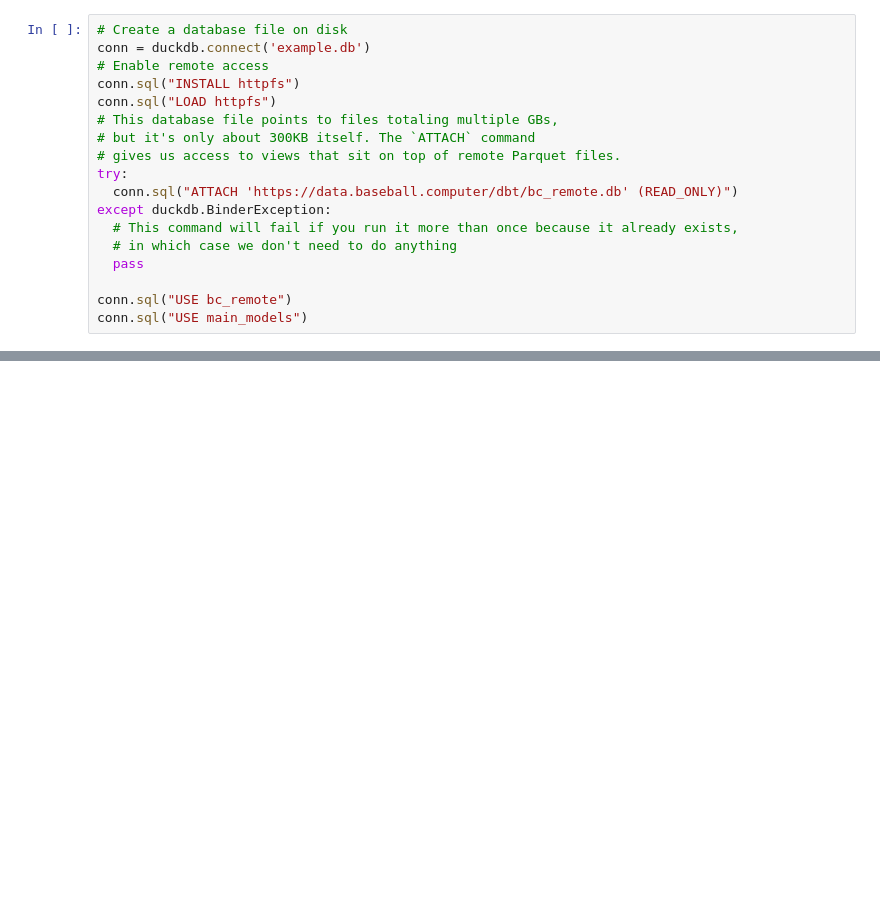
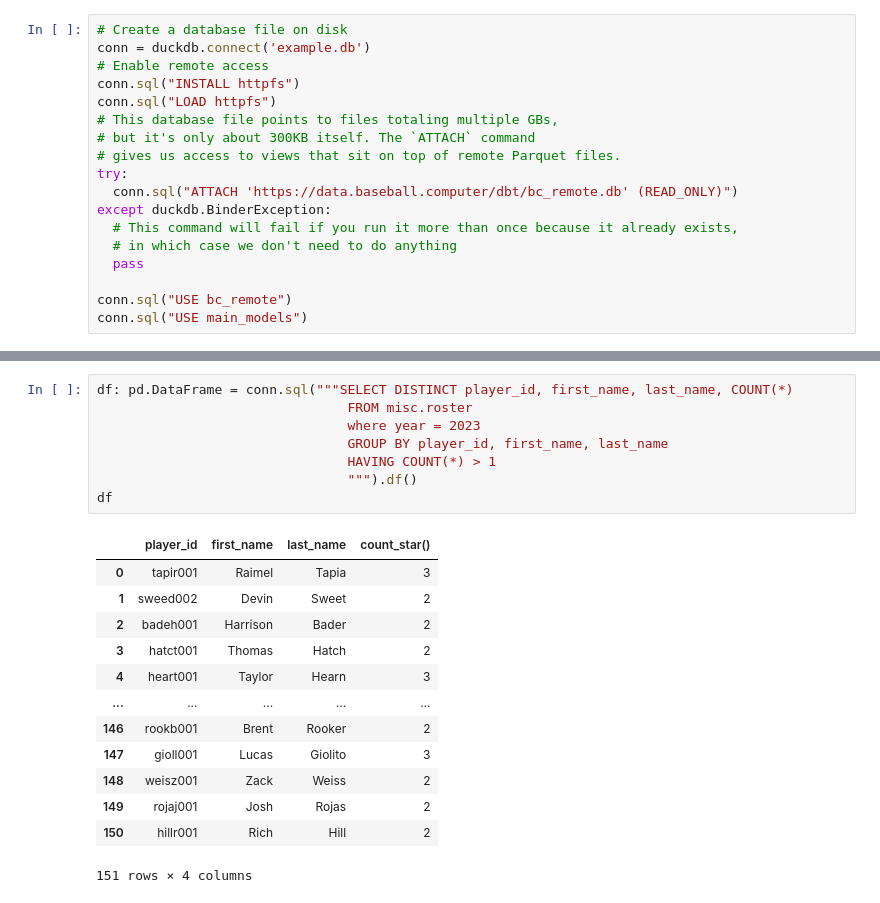
Before and after one commit to dillon-turner/Baseball-Analytics, a Jupyter notebook: Baseball_Intro.ipynb, the cells around one changed output, grey strips where cells are left out. Drawn from its saved outputs; the diff is of its cells as text; blank space fills up the shorter version.

```diff
--- a/Baseball_Intro.ipynb
+++ b/Baseball_Intro.ipynb
@@ -62,0 +132,22 @@ df
+# %%
+df: pd.DataFrame = conn.sql("""SELECT DISTINCT player_id, first_name, last_name, COUNT(*)
+                                FROM misc.roster
+                                where year = 2023
+                                GROUP BY player_id, first_name, last_name
+                                HAVING COUNT(*) > 1
+                                """).df()
+df
+# %% [output]
+|  | player_id | first_name | last_name | count_star() |
+| 0 | tapir001 | Raimel | Tapia | 3 |
+| 1 | sweed002 | Devin | Sweet | 2 |
+| 2 | badeh001 | Harrison | Bader | 2 |
+| 3 | hatct001 | Thomas | Hatch | 2 |
+| 4 | heart001 | Taylor | Hearn | 3 |
+| ... | ... | ... | ... | ... |
+| 146 | rookb001 | Brent | Rooker | 2 |
+| 147 | gioll001 | Lucas | Giolito | 3 |
+| 148 | weisz001 | Zack | Weiss | 2 |
+| 149 | rojaj001 | Josh | Rojas | 2 |
+| 150 | hillr001 | Rich | Hill | 2 |
+151 rows × 4 columns
```
Also changed, not shown: parts of 13 cells of this notebook, 2 other files.
